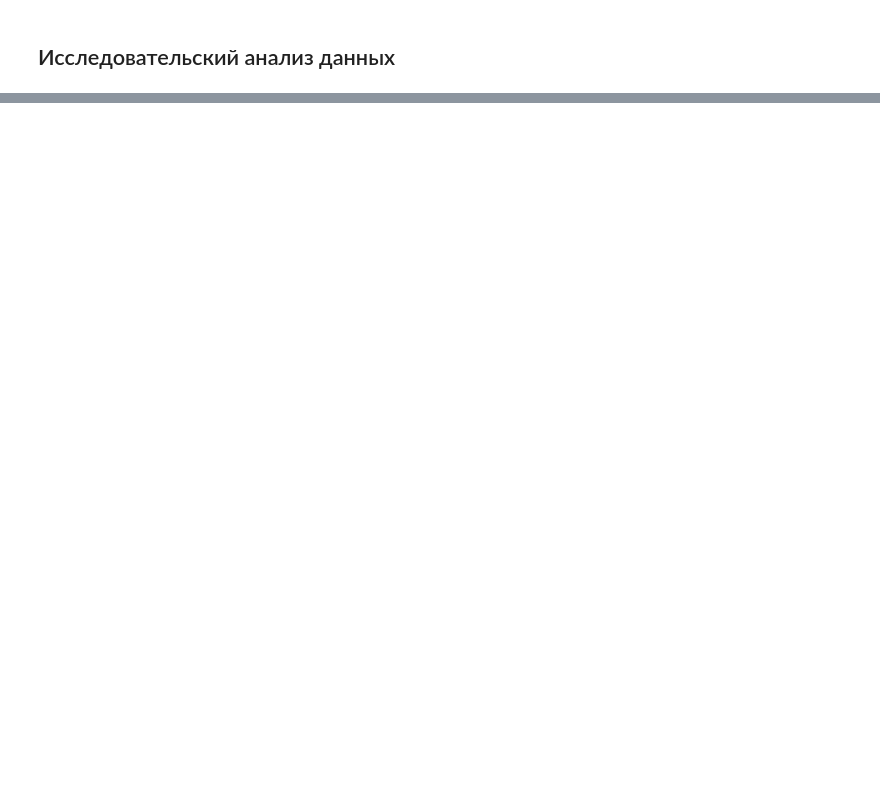
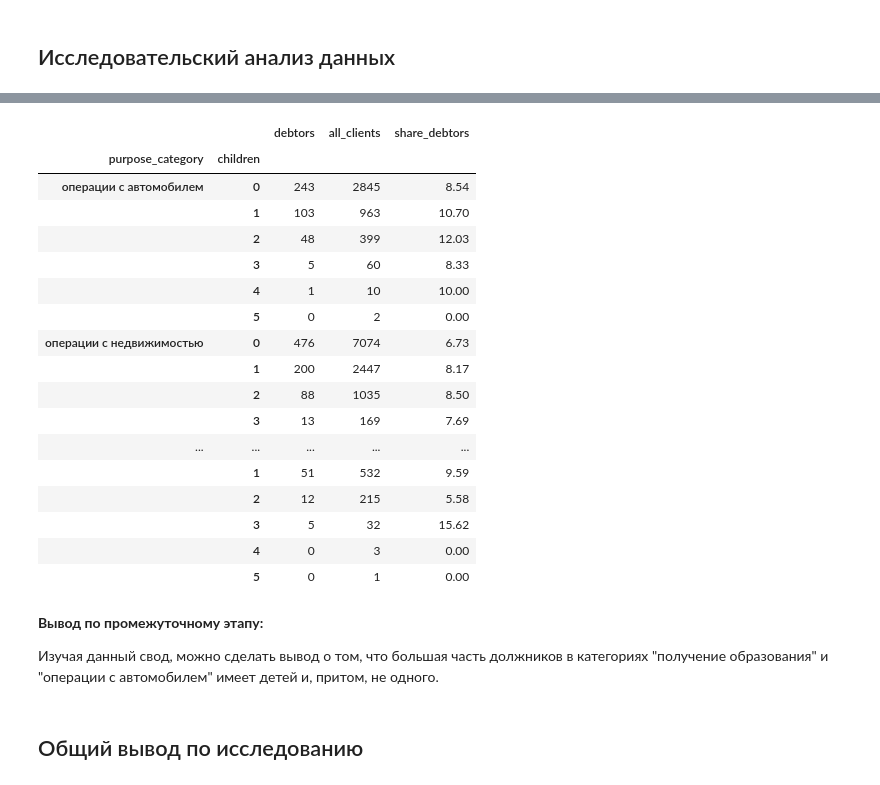
Before and after one commit to MrKostas/YandexPractikum_projects, a Jupyter notebook: notebooks/SecondPetProject_DataPreprocessing.ipynb, the cells around one changed output, grey strips where cells are left out. Drawn from its saved outputs; the diff is of its cells as text; code cells hidden in the pictures; blank space fills up the shorter version.

```diff
--- a/notebooks/SecondPetProject_DataPreprocessing.ipynb
+++ b/notebooks/SecondPetProject_DataPreprocessing.ipynb
@@ -374,0 +548,33 @@ data['purpose_category'] = data['purpose'].apply(categorize_purpose)
+# %%
+# отдельно сформируем свод по цели взятия кредита и количеству детей
+childPurpose_pivot = (data.groupby(['purpose_category', 'children'])
+                   .agg({'debt' : 'sum', 'dob_years' : 'count'})
+                   .rename(columns = {'debt' : 'debtors', 'dob_years' : 'all_clients'}))
+childPurpose_pivot['share_debtors'] = round(childPurpose_pivot['debtors'] * 100 / childPurpose_pivot['all_clients'], 2)
+
+childPurpose_pivot
+# %% [output]
+|  |  | debtors | all_clients | share_debtors |
+| purpose_category | children |  |  |  |
+| операции с автомобилем | 0 | 243 | 2845 | 8.54 |
+|  | 1 | 103 | 963 | 10.70 |
+|  | 2 | 48 | 399 | 12.03 |
+|  | 3 | 5 | 60 | 8.33 |
+|  | 4 | 1 | 10 | 10.00 |
+|  | 5 | 0 | 2 | 0.00 |
+| операции с недвижимостью | 0 | 476 | 7074 | 6.73 |
+|  | 1 | 200 | 2447 | 8.17 |
+|  | 2 | 88 | 1035 | 8.50 |
+|  | 3 | 13 | 169 | 7.69 |
+| ... | ... | ... | ... | ... |
+|  | 1 | 51 | 532 | 9.59 |
+|  | 2 | 12 | 215 | 5.58 |
+|  | 3 | 5 | 32 | 15.62 |
+|  | 4 | 0 | 3 | 0.00 |
+|  | 5 | 0 | 1 | 0.00 |
+# %% [markdown]
+**Вывод по промежуточному этапу:**
+
+Изучая данный свод, можно сделать вывод о том, что большая часть должников в категориях "получение образования" и "операции с автомобилем" имеет детей и, притом, не одного.
+# %% [markdown]
+## Общий вывод по исследованию <a class = 'anchor' id = 'Вывод'></a>
```
Also changed, not shown: parts of 20 cells of this notebook.
